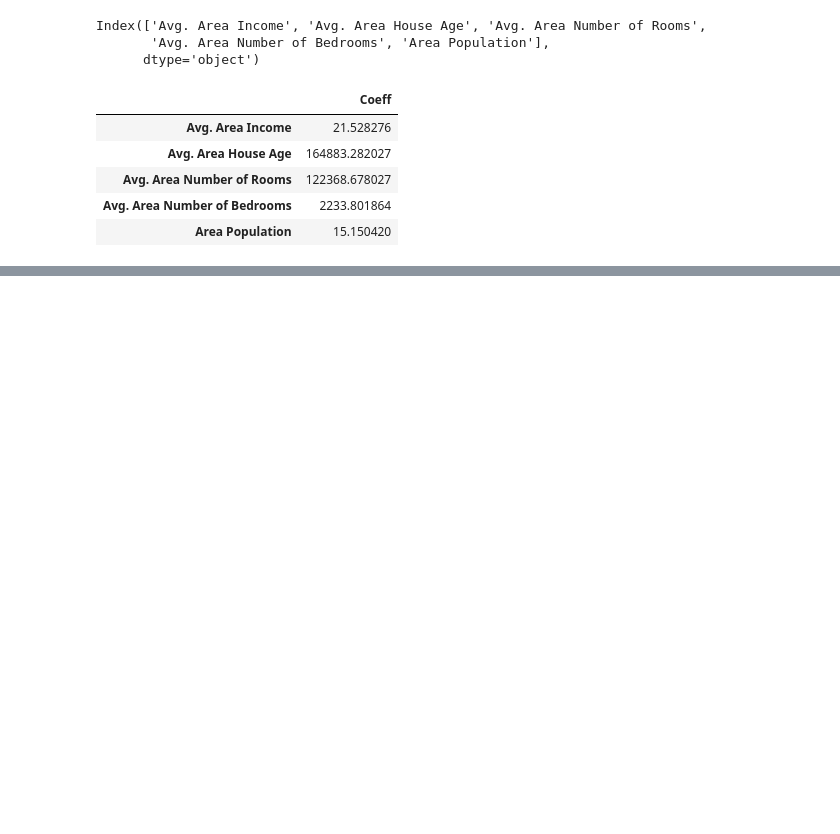
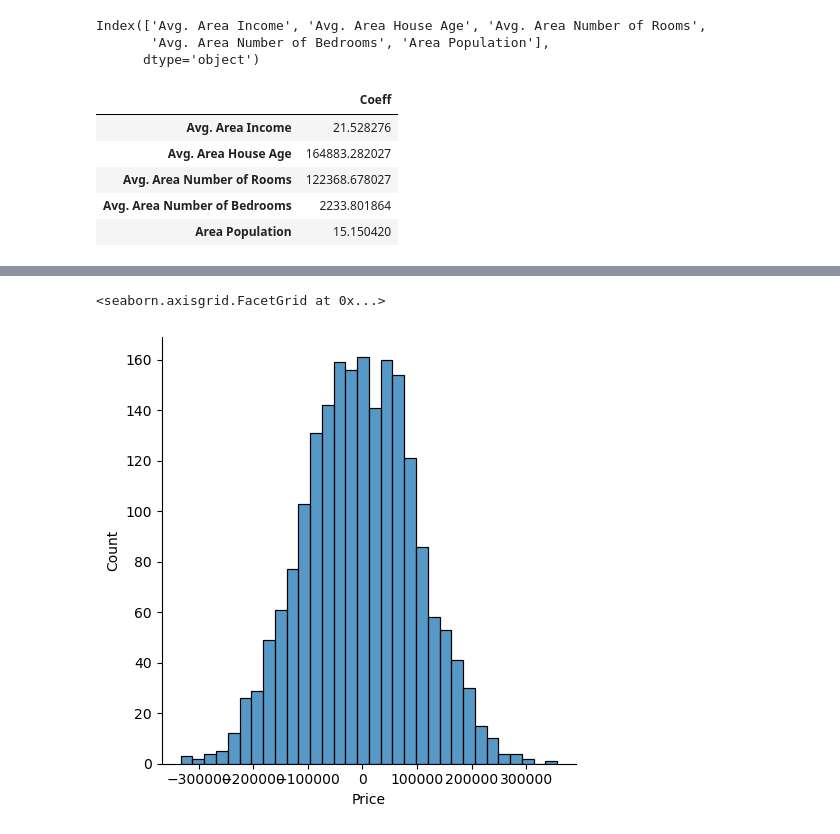
Before and after one commit to ekasymbaev/Machine-Learning-Foundations, a Jupyter notebook: Refactored_Py_DS_ML_Bootcamp-master/11-Linear-Regression/linear-regression-practice.ipynb, the cells around one changed output, grey strips where cells are left out. Cells and saved outputs as stored; diff of their text form; code cells hidden in the pictures; blank space fills up the shorter version.

```diff
--- a/Refactored_Py_DS_ML_Bootcamp-master/11-Linear-Regression/linear-regression-practice.ipynb
+++ b/Refactored_Py_DS_ML_Bootcamp-master/11-Linear-Regression/linear-regression-practice.ipynb
@@ -118,0 +149,5 @@ cdf
+# %%
+sns.displot((y_test-predictions))
+# %% [output]
+<seaborn.axisgrid.FacetGrid at 0x...>
+[figure, added]
```
Also changed, not shown: parts of 5 cells of this notebook, 1 other file.
